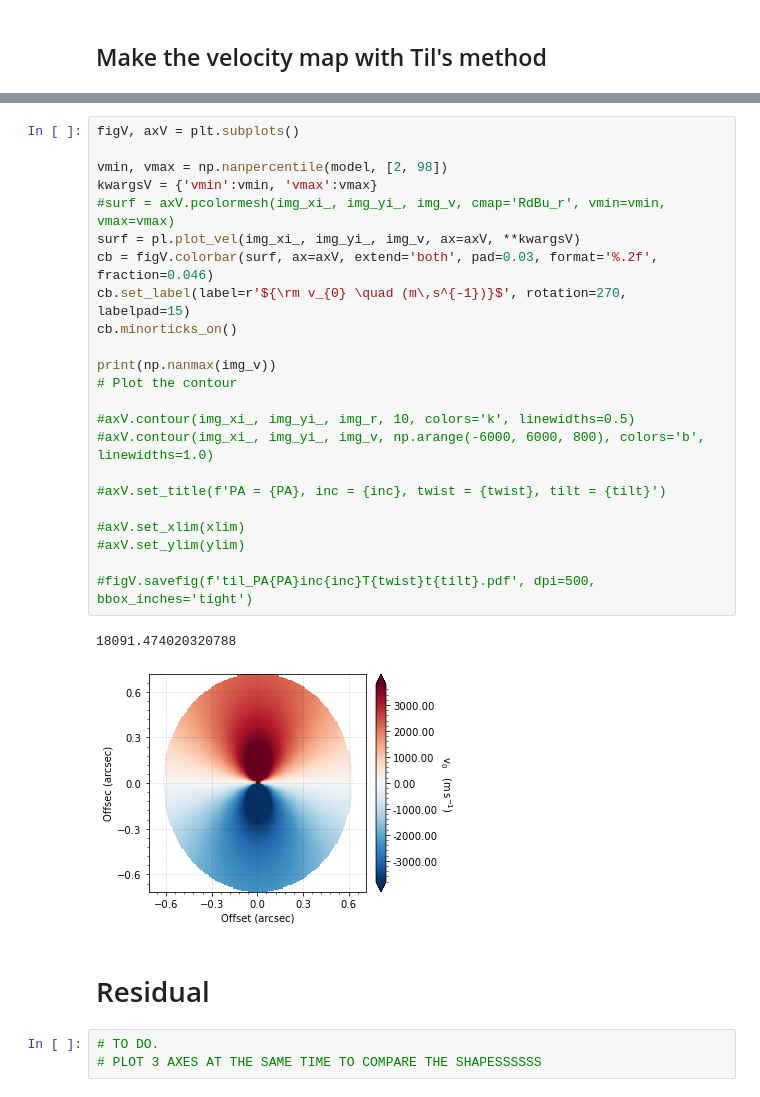
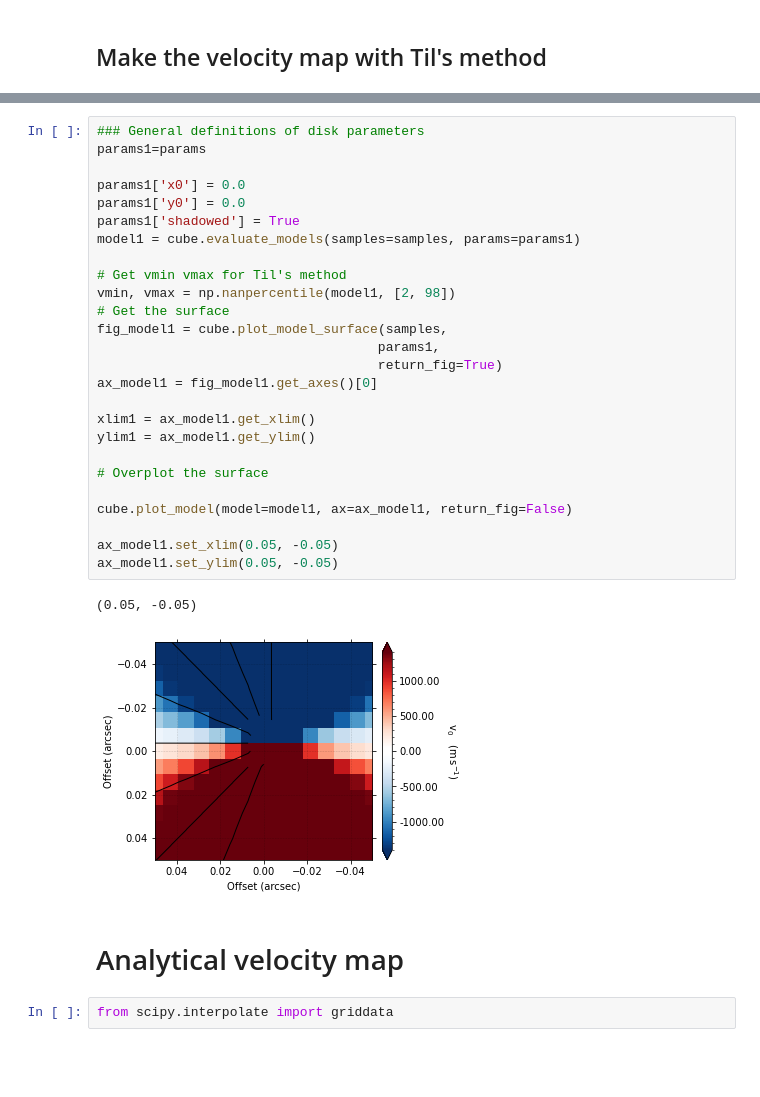
Before and after one commit to zuletav/warpdisks, a Jupyter notebook: notebooks/interpolation_comparison.ipynb, the cells around one changed output, grey strips where cells are left out. Cells and saved outputs as stored; diff of their text form; blank space fills up the shorter version.

```diff
--- a/notebooks/interpolation_comparison.ipynb
+++ b/notebooks/interpolation_comparison.ipynb
@@ -209,31 +112,33 @@ tvals = np.arctan2(img_yi_, img_xi_)
-# %%
-figV, axV = plt.subplots()
-
-vmin, vmax = np.nanpercentile(model, [2, 98])
-kwargsV = {'vmin':vmin, 'vmax':vmax}
-#surf = axV.pcolormesh(img_xi_, img_yi_, img_v, cmap='RdBu_r', vmin=vmin, vmax=vmax)
-surf = pl.plot_vel(img_xi_, img_yi_, img_v, ax=axV, **kwargsV)
-cb = figV.colorbar(surf, ax=axV, extend='both', pad=0.03, format='%.2f', fraction=0.046)
-cb.set_label(label=r'${\rm v_{0} \quad (m\,s^{-1})}$', rotation=270, labelpad=15)
-cb.minorticks_on()
-
-print(np.nanmax(img_v))
-# Plot the contour
-
-#axV.contour(img_xi_, img_yi_, img_r, 10, colors='k', linewidths=0.5)
-#axV.contour(img_xi_, img_yi_, img_v, np.arange(-6000, 6000, 800), colors='b', linewidths=1.0)
-
-#axV.set_title(f'PA = {PA}, inc = {inc}, twist = {twist}, tilt = {tilt}')
-
-#axV.set_xlim(xlim)
-#axV.set_ylim(ylim)
-
-#figV.savefig(f'til_PA{PA}inc{inc}T{twist}t{tilt}.pdf', dpi=500, bbox_inches='tight')
-# %% [output]
-18091.474020320788
-[figure, removed]
-# %% [markdown]
-# Residual
-# %%
-# TO DO.
-# PLOT 3 AXES AT THE SAME TIME TO COMPARE THE SHAPESSSSSS
+# %%
+### General definitions of disk parameters
+params1=params
+
+params1['x0'] = 0.0
+params1['y0'] = 0.0
+params1['shadowed'] = True
+model1 = cube.evaluate_models(samples=samples, params=params1)
+
+# Get vmin vmax for Til's method
+vmin, vmax = np.nanpercentile(model1, [2, 98])
+# Get the surface
+fig_model1 = cube.plot_model_surface(samples,
+                                    params1,
+                                    return_fig=True)
+ax_model1 = fig_model1.get_axes()[0]
+
+xlim1 = ax_model1.get_xlim()
+ylim1 = ax_model1.get_ylim()
+
+# Overplot the surface
+
+cube.plot_model(model=model1, ax=ax_model1, return_fig=False)
+
+ax_model1.set_xlim(0.05, -0.05)
+ax_model1.set_ylim(0.05, -0.05)
+# %% [output]
+(0.05, -0.05)
+[figure, added]
+# %% [markdown]
+# Analytical velocity map
+# %%
+from scipy.interpolate import griddata
```
Also changed, not shown: parts of 25 cells of this notebook.
